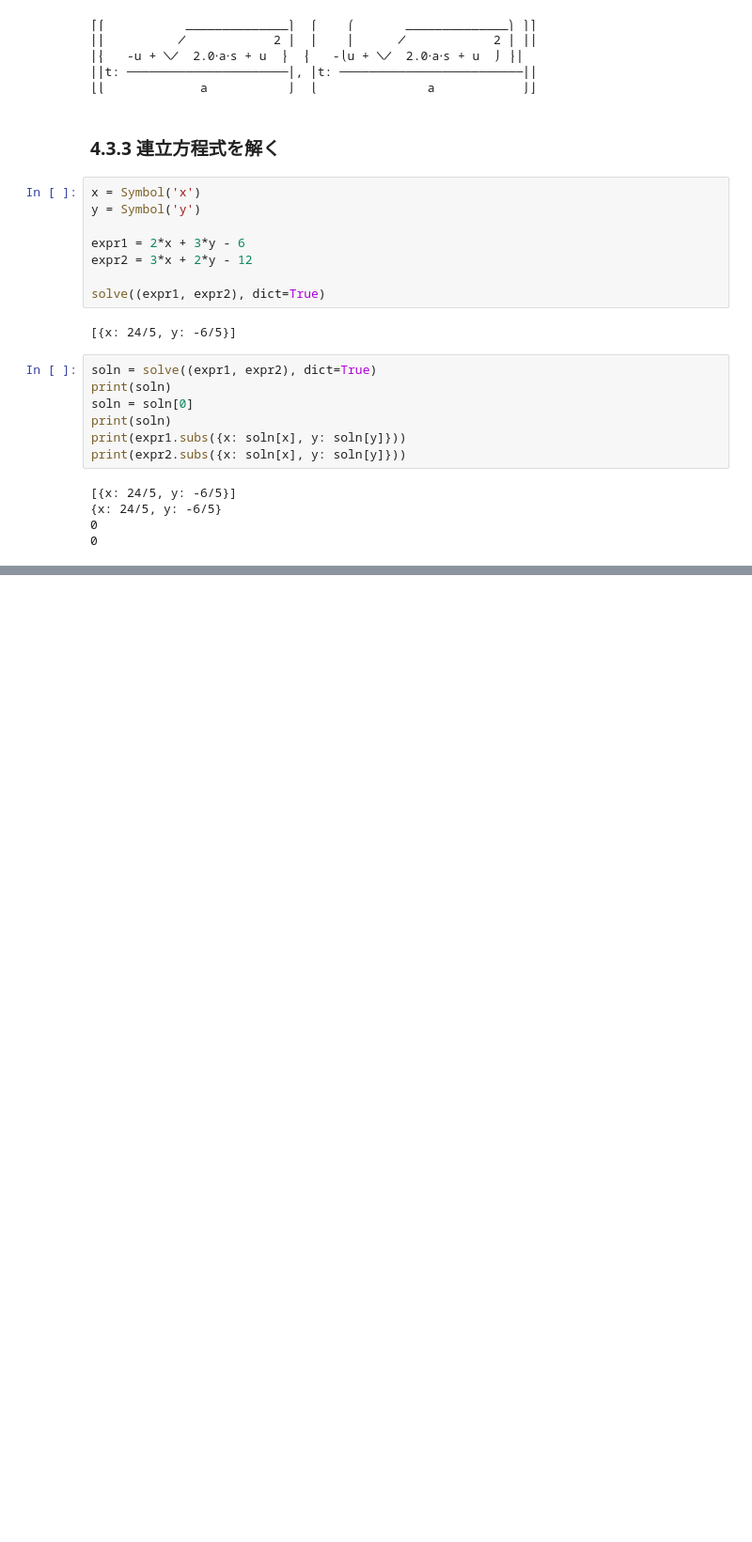
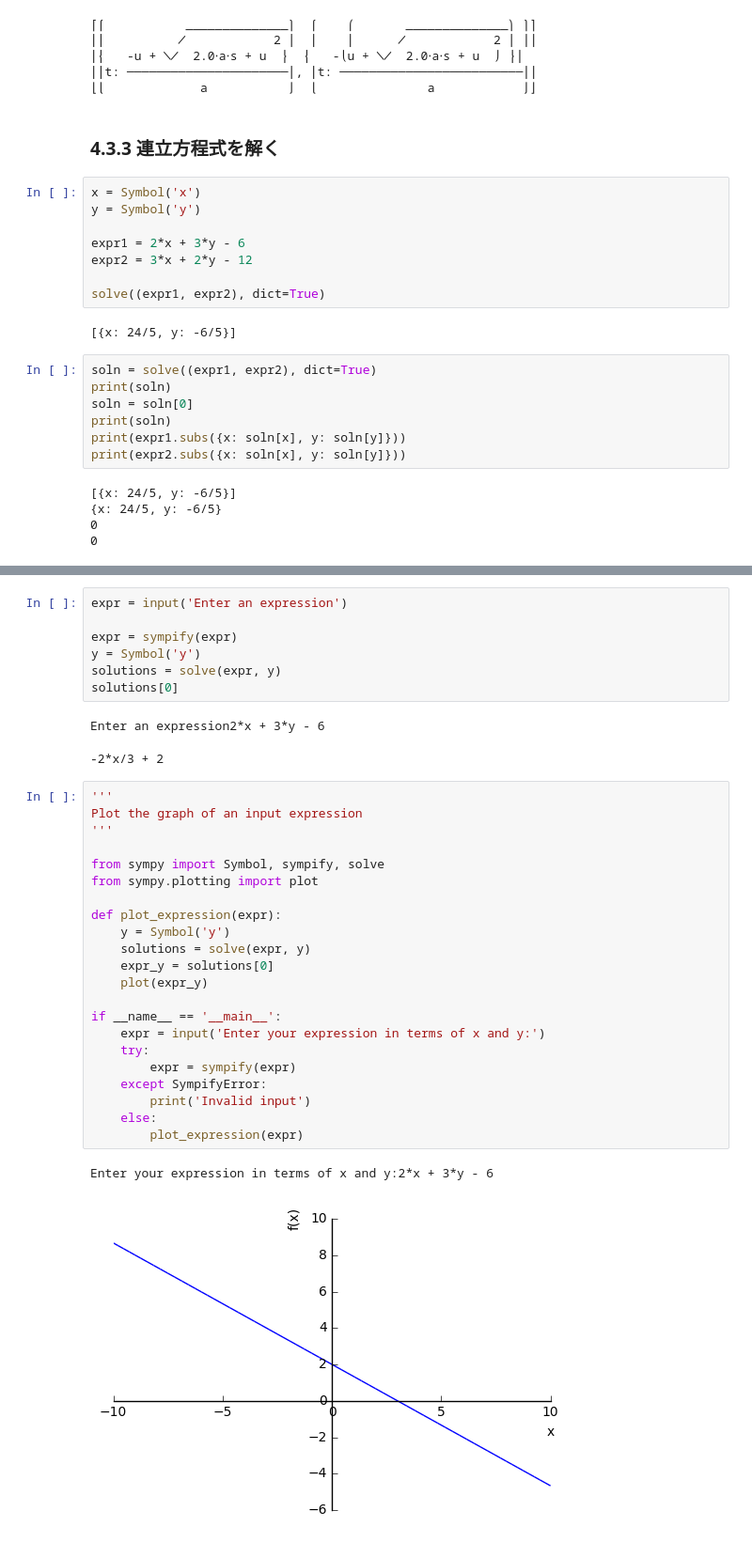
Before and after one commit to 5t111111/doing-math-with-python, a Jupyter notebook: chapter4/chapter4.ipynb, the cells around one changed output, grey strips where cells are left out. Shown: that part at 94% size. Saved outputs shown, nothing was run; the diff lists cells and outputs as text; blank space fills up the shorter version.

```diff
--- a/chapter4/chapter4.ipynb
+++ b/chapter4/chapter4.ipynb
@@ -330,0 +366,35 @@ print(expr2.subs({x: soln[x], y: soln[y]}))
+# %%
+expr = input('Enter an expression')
+
+expr = sympify(expr)
+y = Symbol('y')
+solutions = solve(expr, y)
+solutions[0]
+# %% [output]
+Enter an expression2*x + 3*y - 6
+-2*x/3 + 2
+# %%
+'''
+Plot the graph of an input expression
+'''
+
+from sympy import Symbol, sympify, solve
+from sympy.plotting import plot
+
+def plot_expression(expr):
+    y = Symbol('y')
+    solutions = solve(expr, y)
+    expr_y = solutions[0]
+    plot(expr_y)
+
+if __name__ == '__main__':
+    expr = input('Enter your expression in terms of x and y:')
+    try:
+        expr = sympify(expr)
+    except SympifyError:
+        print('Invalid input')
+    else:
+        plot_expression(expr)
+# %% [output]
+Enter your expression in terms of x and y:2*x + 3*y - 6
+[figure, added]
```
Also changed, not shown: parts of 9 cells of this notebook.
